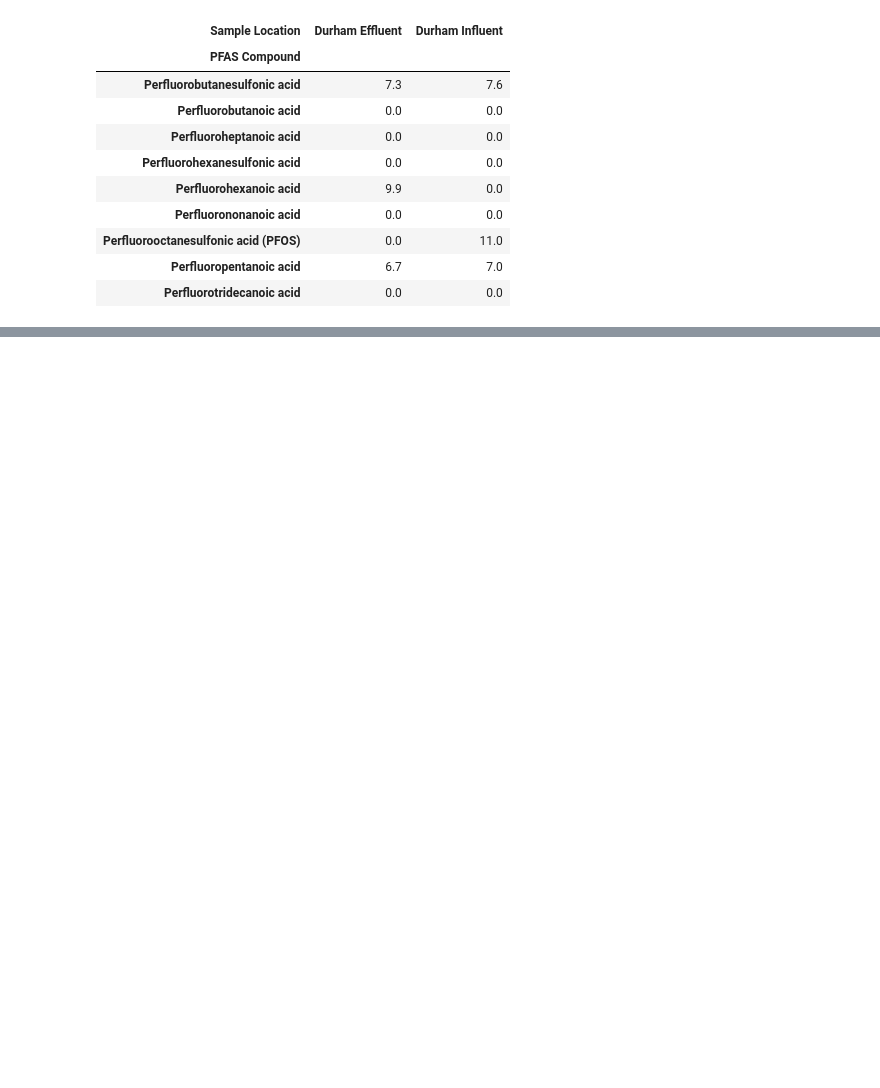
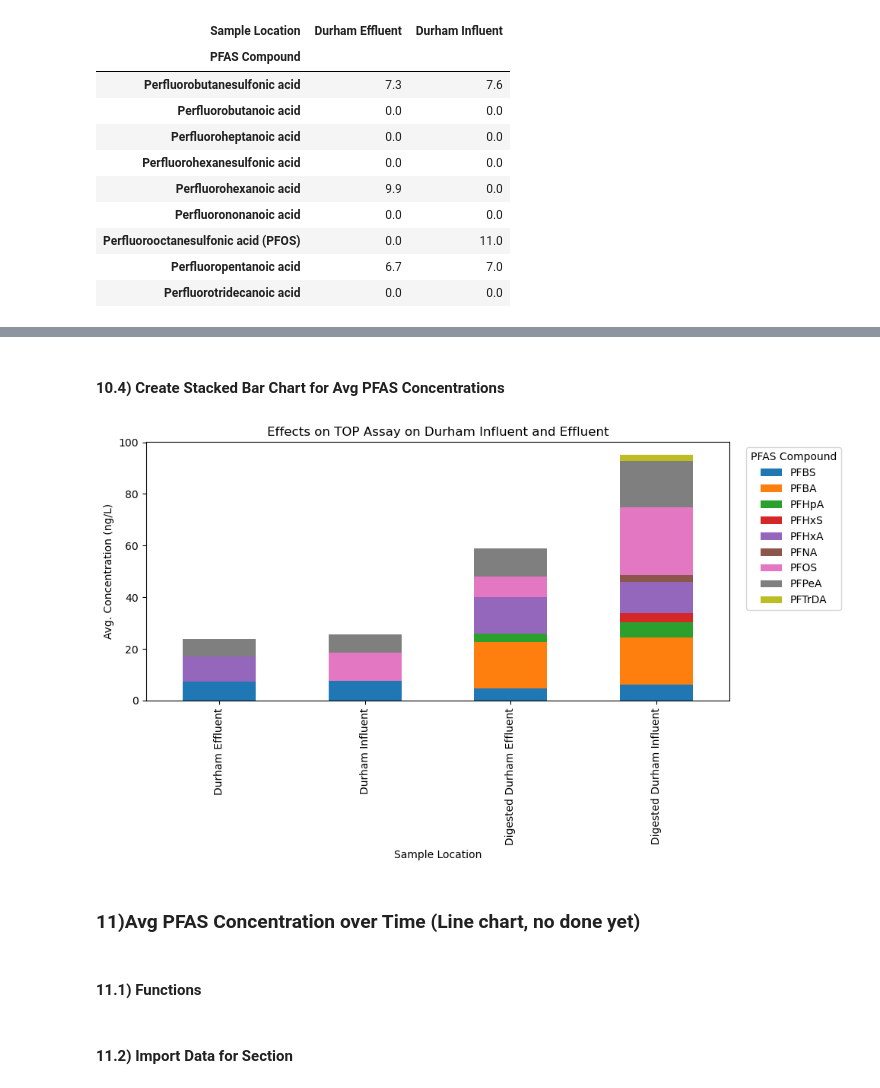
Before and after one commit to Clean-Water-Services/Jupyter-Notebooks, a Jupyter notebook: PFAS_Toolbox.ipynb, the cells around one changed output, grey strips where cells are left out. Saved outputs shown, nothing was run; the diff lists cells and outputs as text; code cells hidden in the pictures; blank space fills up the shorter version.

```diff
--- a/PFAS_Toolbox.ipynb
+++ b/PFAS_Toolbox.ipynb
@@ -1408,7 +1431,7 @@ create_stacked_bar_chart(pivot_table=pivot_table_Hillsboro, title = 'PFAS Concen
 # %% [markdown]
 #### 10.1) Functions
 # %%
-def create_custom_pivot_table_with_filters(data_df, filter_qual_summary=None, start_date=None, end_date=None, filter_type=None, filter_sample_location=None, filter_pfas_compound=None, column_name='All (w BDL= MDL/2) Incl Qual Flags'):
+def create_custom_pivot_table_with_filters(data_df, filter_qual_summary=None, start_date=None, end_date=None, filter_type=None, filter_sample_location=None, filter_pfas_compound=None, column_name='All (w BDL= MDL/2)', column_prefix=None):
     """
     Create a custom pivot table with filters based on multiple columns and calculate the average specified column
     for each PFAS Compound at each Sample Location.
@@ -1421,7 +1444,8 @@ def create_custom_pivot_table_with_filters(data_df, filter_qual_summary=None, st
         filter_type (list of str, optional): List of 'Type' values to filter the data (default is None).
         filter_sample_location (list of str, optional): List of 'Sample Location' values to filter the data (default is None).
         filter_pfas_compound (list of str, optional): List of 'PFAS Compound' values to filter the data (default is None).
-        column_name (str, optional): Name of the column to calculate the average (default is 'All (w BDL= MDL/2) Incl Qual Flags').
+        column_name (str, optional): Name of the column to calculate the average (default is 'All (w BDL= MDL/2)').
+        column_prefix (str, optional): Prefix to add to the pivot table column names (default is None).
 
     Returns:
         pd.DataFrame: The custom pivot table with average specified column values.
@@ -1449,6 +1473,10 @@ def create_custom_pivot_table_with_filters(data_df, filter_qual_summary=None, st
                                      index='PFAS Compound', columns='Sample Location',
                                      aggfunc='mean', fill_value=np.nan)
 
+        # Add prefix to column names if specified
+        if column_prefix:
+            pivot_table.columns = [f"{column_prefix}{col}" for col in pivot_table.columns]
+
         return pivot_table
 
     except Exception as e:
@@ -1477,8 +1591,10 @@ filter_pfas_compound=TOP_Assay
 #column_name (str, optional): Name of the column to calculate the average (default is 'All (w BDL= MDL/2) Incl Qual Flags').
 column_name='Quant Incl Estimates Incl Qual Flags'
 
-create_custom_pivot_table_with_filters(data_df, filter_qual_summary=filter_qual_summary, start_date=start_date, end_date=end_date, filter_type=None,
-                                       filter_sample_location=filter_sample_location, filter_pfas_compound=TOP_Assay, column_name=column_name)
+AvgPFAS = create_custom_pivot_table_with_filters(data_df, filter_qual_summary=filter_qual_summary, start_date=start_date, end_date=end_date, filter_type=None,
+                                       filter_sample_location=filter_sample_location, filter_pfas_compound=Main_Assay, column_name=column_name)
+
+AvgPFAS
 # %% [output]
 | Sample Location | Durham Effluent | Durham Influent |
 | PFAS Compound |  |  |
@@ -1493,0 +1651,8 @@ create_custom_pivot_table_with_filters(data_df, filter_qual_summary=filter_qual_
+# %%
+#filter_sample_locations (list of str): List of Sample Locations to calculate increases for.
+filter_sample_locations=['Durham Effluent','Durham Influent']
+
+#Input the two tables to be merged together
+pivot_table=merge_pivot_tables(AvgPFAS, Digested_AvgPFAS)
+table = calculate_increase_from_precursors(pivot_table=pivot_table, filter_sample_locations=filter_sample_locations)
+table
@@ -1493,0 +1671,20 @@ create_custom_pivot_table_with_filters(data_df, filter_qual_summary=filter_qual_
+# %% [markdown]
+#### 10.4) Create Stacked Bar Chart for Avg PFAS Concentrations
+# %%
+data_df = table
+
+# Assume df_PFAS_Attributes is your DataFrame containing PFAS attributes
+# And data_df is your DataFrame with PFAS compounds as the index
+
+# Create a dictionary mapping PFAS Compounds to their corresponding Abbreviation (No need to change)
+pfas_mapping = dict(zip(df_PFAS_Attributes['Database'], df_PFAS_Attributes['Abbrev']))
+# Rename the index of data_df using the mapping (No need to change)
+data_df.index = data_df.index.map(pfas_mapping)
+
+create_stacked_bar_chart(data_df, title='Effects on TOP Assay on Durham Influent and Effluent', ylabel='Avg. Concentration (ng/L)', figsize=None)
+# %% [output]
+[figure, added]
+# %% [markdown]
+### 11)Avg PFAS Concentration over Time (Line chart, no done yet)
+# %% [markdown]
+#### 11.1) Functions
@@ -1493,0 +1757,2 @@ create_custom_pivot_table_with_filters(data_df, filter_qual_summary=filter_qual_
+# %% [markdown]
+#### 11.2) Import Data for Section
```
Also changed, not shown: parts of 44 cells of this notebook.
